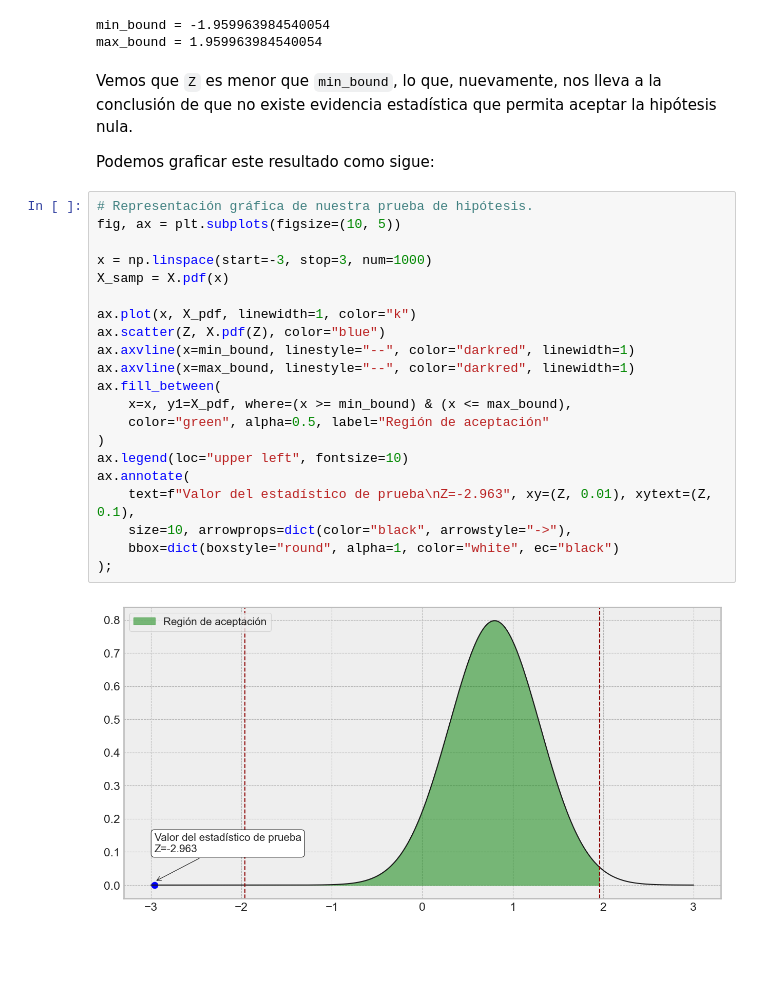
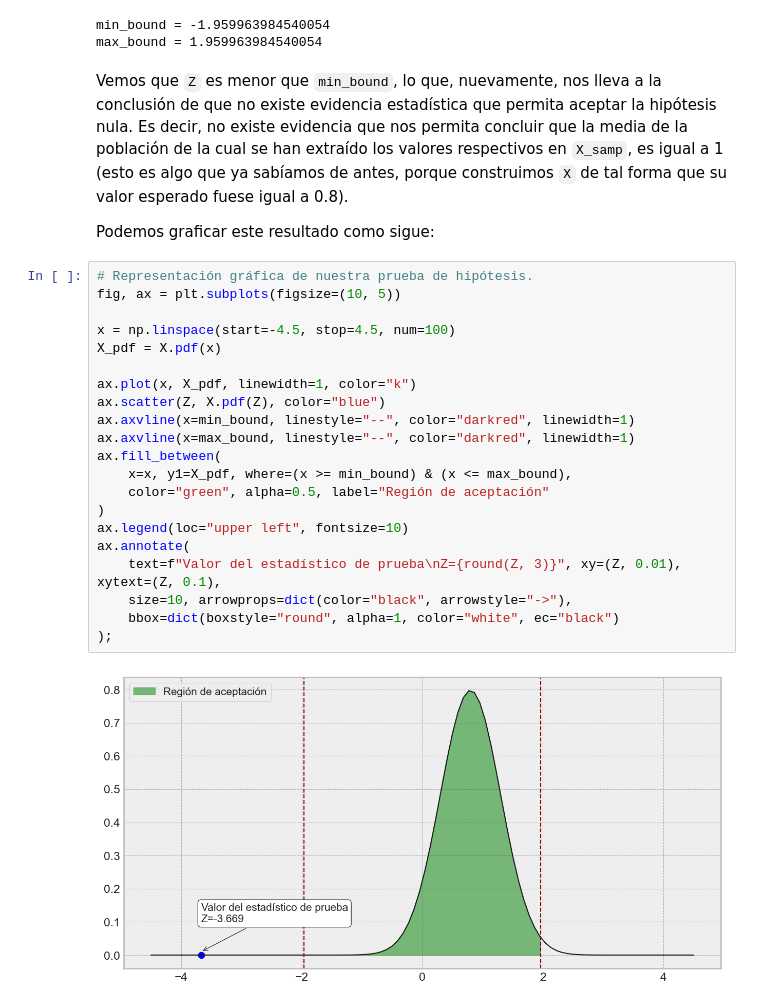
Before and after one commit to rquezadac/udd_data_analytics_lectures, a Jupyter notebook: seccion_04_scipy/clase_4_1.ipynb, the cells around one changed output. Cells and saved outputs as stored; diff of their text form; blank space fills up the shorter version.

```diff
--- a/seccion_04_scipy/clase_4_1.ipynb
+++ b/seccion_04_scipy/clase_4_1.ipynb
@@ -456,29 +456,29 @@ print(f"max_bound = {max_bound}")
 min_bound = -1.959963984540054
 max_bound = 1.959963984540054
 # %% [markdown]
-Vemos que `Z` es menor que `min_bound`, lo que, nuevamente, nos lleva a la conclusión de que no existe evidencia estadística que permita aceptar la hipótesis nula.
+Vemos que `Z` es menor que `min_bound`, lo que, nuevamente, nos lleva a la conclusión de que no existe evidencia estadística que permita aceptar la hipótesis nula. Es decir, no existe evidencia que nos permita concluir que la media de la población de la cual se han extraído los valores respectivos en `X_samp`, es igual a 1 (esto es algo que ya sabíamos de antes, porque construimos `X` de tal forma que su valor esperado fuese igual a 0.8).
 
 Podemos graficar este resultado como sigue:
 # %%
 # Representación gráfica de nuestra prueba de hipótesis.
 fig, ax = plt.subplots(figsize=(10, 5))
 
-x = np.linspace(start=-3, stop=3, num=1000)
-X_samp = X.pdf(x)
+x = np.linspace(start=-4.5, stop=4.5, num=100)
+X_pdf = X.pdf(x)
 
 ax.plot(x, X_pdf, linewidth=1, color="k")
 ax.scatter(Z, X.pdf(Z), color="blue")
 ax.axvline(x=min_bound, linestyle="--", color="darkred", linewidth=1)
 ax.axvline(x=max_bound, linestyle="--", color="darkred", linewidth=1)
 ax.fill_between(
     x=x, y1=X_pdf, where=(x >= min_bound) & (x <= max_bound),
     color="green", alpha=0.5, label="Región de aceptación"
 )
 ax.legend(loc="upper left", fontsize=10)
 ax.annotate(
-    text=f"Valor del estadístico de prueba\nZ=-2.963", xy=(Z, 0.01), xytext=(Z, 0.1),
+    text=f"Valor del estadístico de prueba\nZ={round(Z, 3)}", xy=(Z, 0.01), xytext=(Z, 0.1),
     size=10, arrowprops=dict(color="black", arrowstyle="->"),
     bbox=dict(boxstyle="round", alpha=1, color="white", ec="black")
 );
 # %% [output]
-[figure, old version]
+[figure, new version]
```
Also changed, not shown: parts of 65 cells of this notebook, 2 other files.
